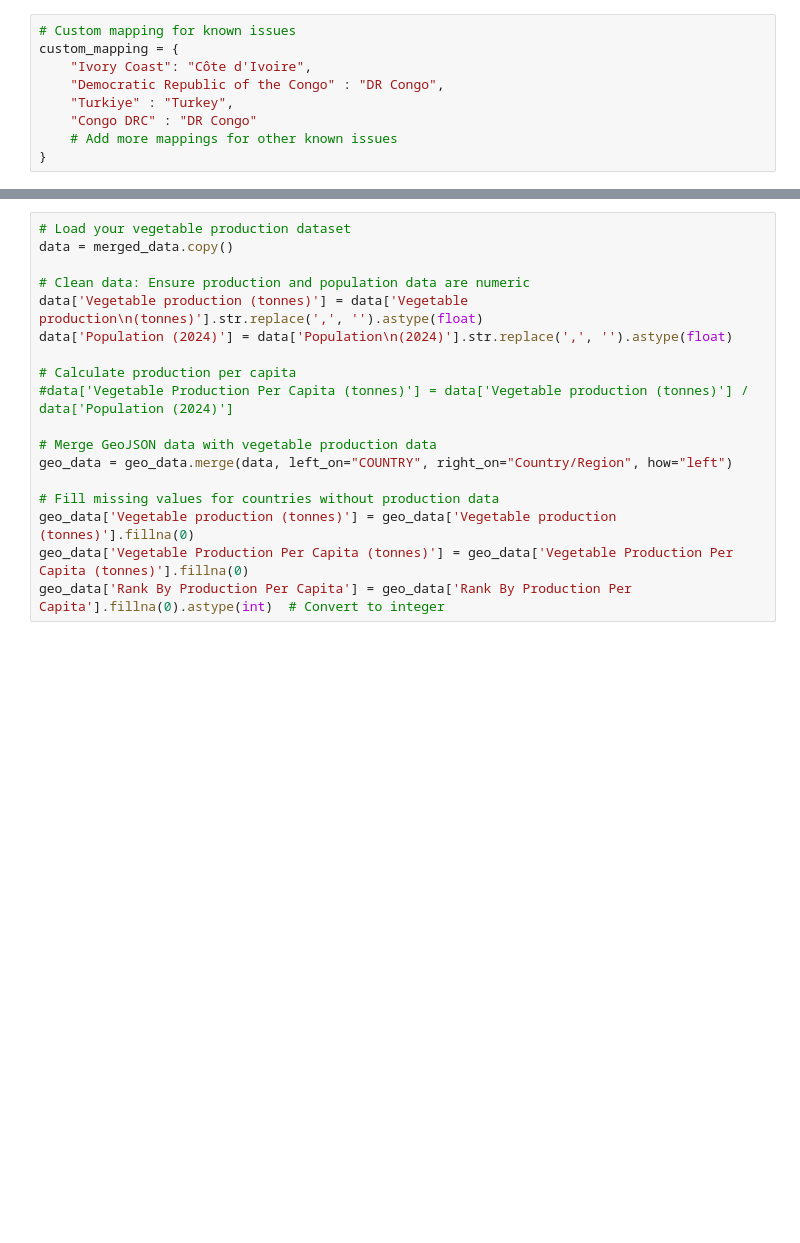
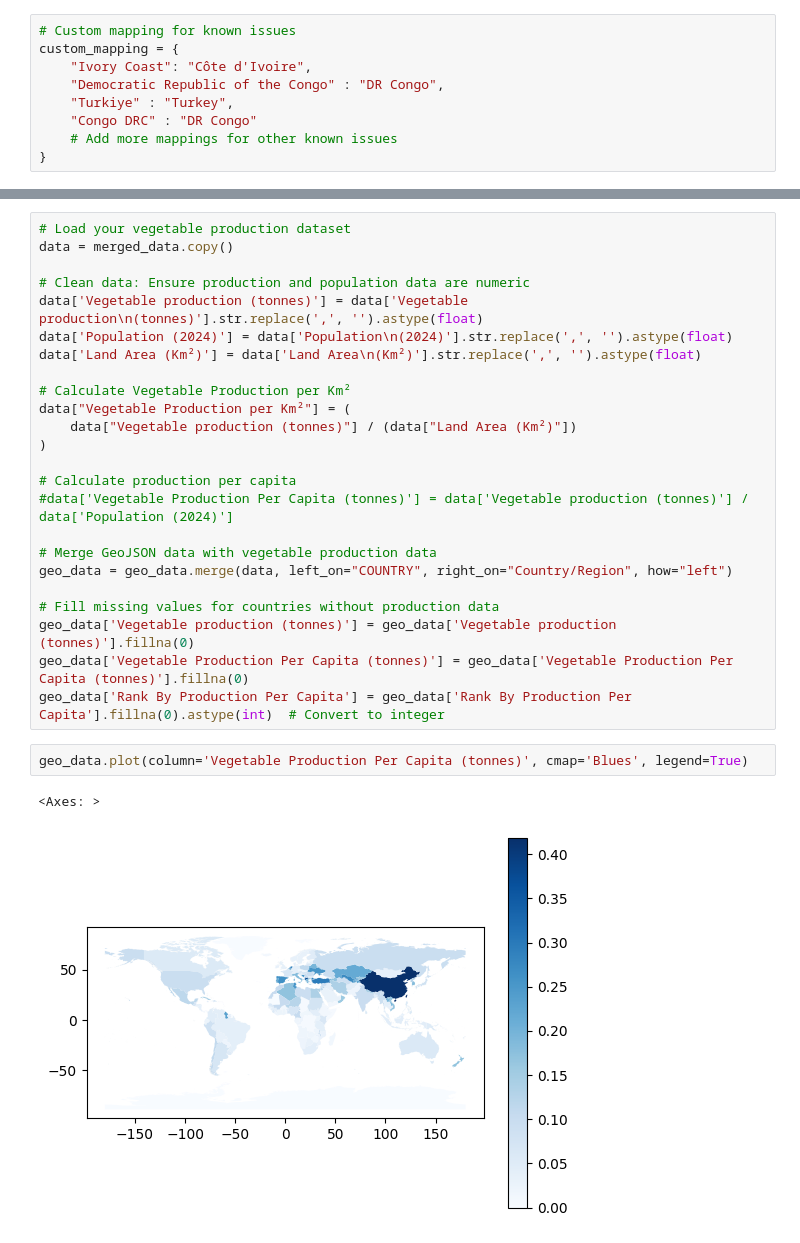
Before and after one commit to mahmad2005/Palette_Cohort_6, a Jupyter notebook: AgriSKSolutions_Take_home_Interview_Final.ipynb, the cells around one changed output, grey strips where cells are left out. Saved outputs shown, nothing was run; the diff lists cells and outputs as text; blank space fills up the shorter version.

```diff
--- a/AgriSKSolutions_Take_home_Interview_Final.ipynb
+++ b/AgriSKSolutions_Take_home_Interview_Final.ipynb
@@ -659,6 +574,12 @@ data = merged_data.copy()
 # Clean data: Ensure production and population data are numeric
 data['Vegetable production (tonnes)'] = data['Vegetable production\n(tonnes)'].str.replace(',', '').astype(float)
 data['Population (2024)'] = data['Population\n(2024)'].str.replace(',', '').astype(float)
+data['Land Area (Km²)'] = data['Land Area\n(Km²)'].str.replace(',', '').astype(float)
+
+# Calculate Vegetable Production per Km²
+data["Vegetable Production per Km²"] = (
+    data["Vegetable production (tonnes)"] / (data["Land Area (Km²)"])
+)
 
 # Calculate production per capita
 #data['Vegetable Production Per Capita (tonnes)'] = data['Vegetable production (tonnes)'] / data['Population (2024)']
@@ -670,4 +591,9 @@ geo_data = geo_data.merge(data, left_on="COUNTRY", right_on="Country/Region", ho
 geo_data['Vegetable production (tonnes)'] = geo_data['Vegetable production (tonnes)'].fillna(0)
 geo_data['Vegetable Production Per Capita (tonnes)'] = geo_data['Vegetable Production Per Capita (tonnes)'].fillna(0)
 geo_data['Rank By Production Per Capita'] = geo_data['Rank By Production Per Capita'].fillna(0).astype(int)  # Convert to integer
+# %%
+geo_data.plot(column='Vegetable Production Per Capita (tonnes)', cmap='Blues', legend=True)
+# %% [output]
+<Axes: >
+[figure, added]
 # %% [markdown]
```
Also changed, not shown: parts of 22 cells of this notebook.
